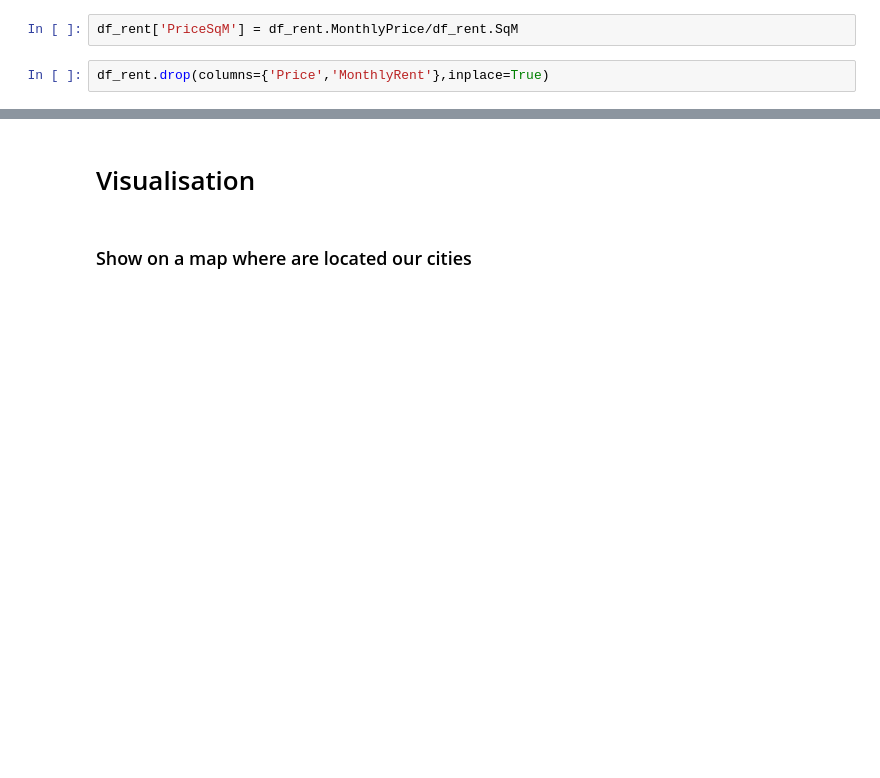
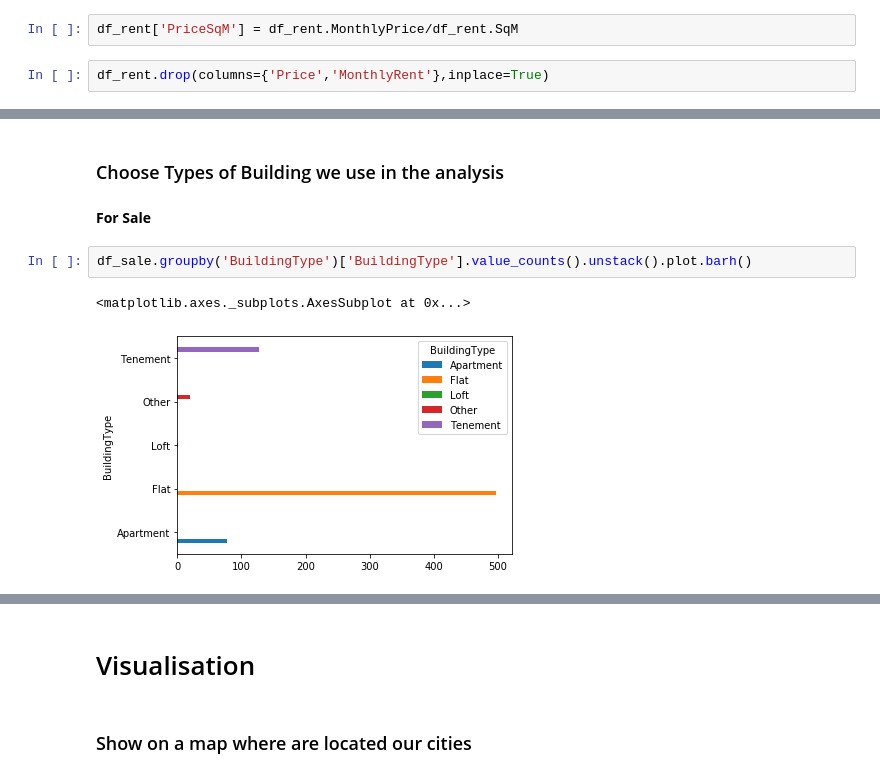
Before and after one commit to mborycki/Silesian_Real_Estate_Market, a Jupyter notebook: Real_Estate_Market_Analyzing.ipynb, the cells around one changed output, grey strips where cells are left out. Drawn from its saved outputs; the diff is of its cells as text; blank space fills up the shorter version.

```diff
--- a/Real_Estate_Market_Analyzing.ipynb
+++ b/Real_Estate_Market_Analyzing.ipynb
@@ -274,0 +547,9 @@ df_rent.describe()
+# %% [markdown]
+### Choose Types of Building we use in the analysis
+# %% [markdown]
+**For Sale**
+# %%
+df_sale.groupby('BuildingType')['BuildingType'].value_counts().unstack().plot.barh()
+# %% [output]
+<matplotlib.axes._subplots.AxesSubplot at 0x...>
+[figure, added]
```
Also changed, not shown: parts of 62 cells of this notebook.
